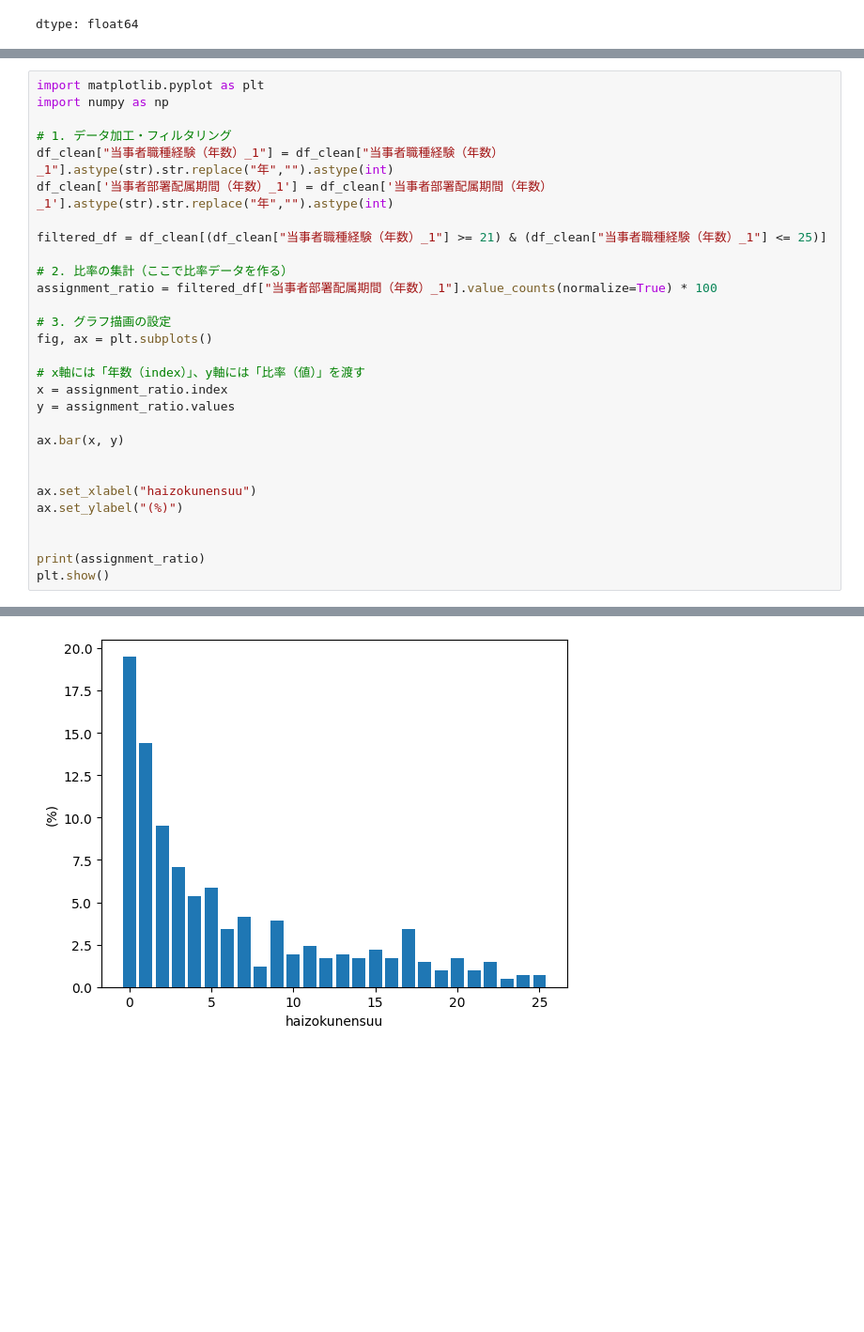
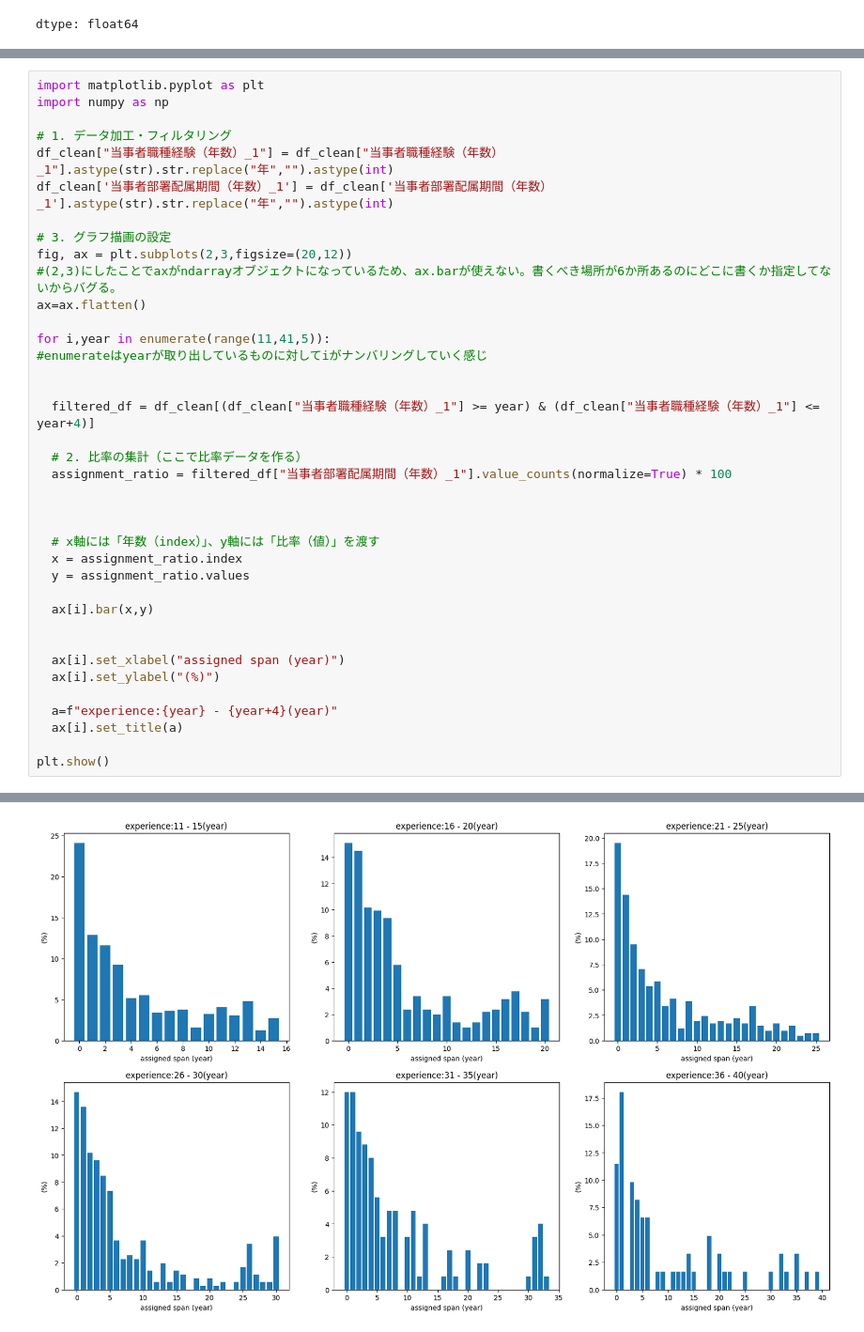
Before and after one commit to maizoh/Project_Shinshu, a Jupyter notebook: Project_Shinshu.ipynb, the cells around one changed output, grey strips where cells are left out. Shown at 94% size. Drawn from its saved outputs; the diff is of its cells as text; blank space fills up the shorter version.

```diff
--- a/Project_Shinshu.ipynb
+++ b/Project_Shinshu.ipynb
@@ -192,25 +176,34 @@ import numpy as np
 df_clean["当事者職種経験（年数）_1"] = df_clean["当事者職種経験（年数）_1"].astype(str).str.replace("年","").astype(int)
 df_clean['当事者部署配属期間（年数）_1'] = df_clean['当事者部署配属期間（年数）_1'].astype(str).str.replace("年","").astype(int)
 
-filtered_df = df_clean[(df_clean["当事者職種経験（年数）_1"] >= 21) & (df_clean["当事者職種経験（年数）_1"] <= 25)]
+# 3. グラフ描画の設定
+fig, ax = plt.subplots(2,3,figsize=(20,12))
+#(2,3)にしたことでaxがndarrayオブジェクトになっているため、ax.barが使えない。書くべき場所が6か所あるのにどこに書くか指定してないからバグる。
+ax=ax.flatten()
 
-# 2. 比率の集計（ここで比率データを作る）
-assignment_ratio = filtered_df["当事者部署配属期間（年数）_1"].value_counts(normalize=True) * 100
-
-# 3. グラフ描画の設定
-fig, ax = plt.subplots()
-
-# x軸には「年数（index）」、y軸には「比率（値）」を渡す
-x = assignment_ratio.index
-y = assignment_ratio.values
-
-ax.bar(x, y)
+for i,year in enumerate(range(11,41,5)):
+#enumerateはyearが取り出しているものに対してiがナンバリングしていく感じ
 
 
-ax.set_xlabel("haizokunensuu")
-ax.set_ylabel("(%)")
+  filtered_df = df_clean[(df_clean["当事者職種経験（年数）_1"] >= year) & (df_clean["当事者職種経験（年数）_1"] <= year+4)]
+
+  # 2. 比率の集計（ここで比率データを作る）
+  assignment_ratio = filtered_df["当事者部署配属期間（年数）_1"].value_counts(normalize=True) * 100
 
 
-print(assignment_ratio)
+
+  # x軸には「年数（index）」、y軸には「比率（値）」を渡す
+  x = assignment_ratio.index
+  y = assignment_ratio.values
+
+  ax[i].bar(x,y)
+
+
+  ax[i].set_xlabel("assigned span (year)")
+  ax[i].set_ylabel("(%)")
+
+  a=f"experience:{year} - {year+4}(year)"
+  ax[i].set_title(a)
+
 plt.show()
 # %% [output]
@@ -234 +210 @@ Name: proportion, dtype: float64
-[figure, old version]
+[figure, new version]
```
Also changed, not shown: parts of 6 cells of this notebook.
